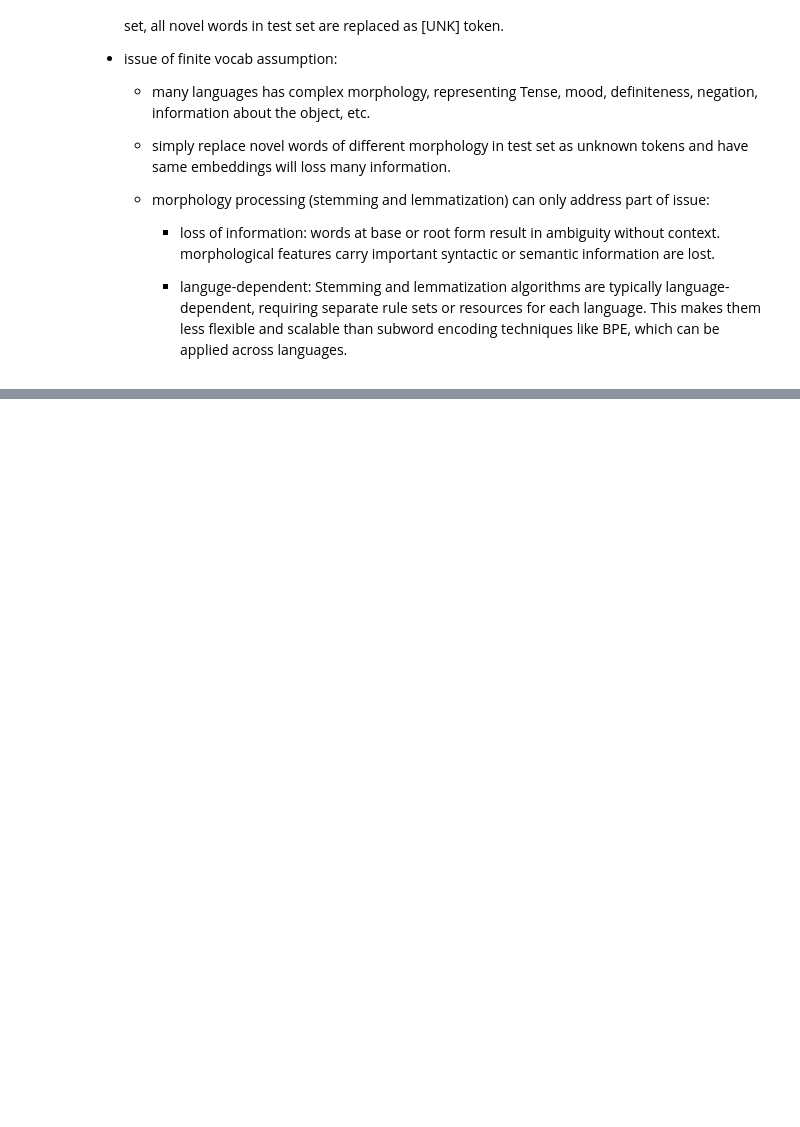
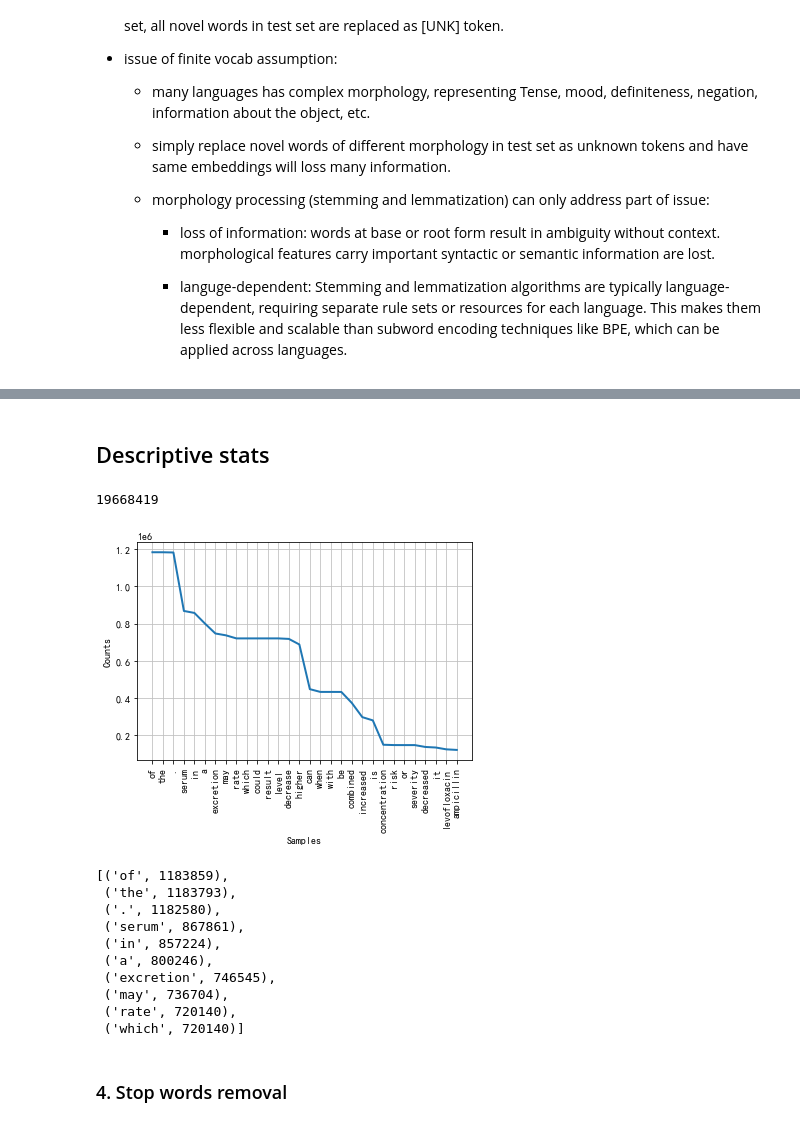
Before and after one commit to Flora-love-cat/CPSC557_NLP, a Jupyter notebook: notes/6textPreprocessing.ipynb, the cells around one changed output, grey strips where cells are left out. Cells and saved outputs as stored; diff of their text form; code cells hidden in the pictures; blank space fills up the shorter version.

```diff
--- a/notes/6textPreprocessing.ipynb
+++ b/notes/6textPreprocessing.ipynb
@@ -101,0 +183,8 @@ To perform sentence boundary recognition, various features can be used, includin
+# %%
+#print(Edata.loc[Edata['sepsis']==True])
+text = Edata['ab_interactions']
+
+print (text[20]) # print 'ab_interactions' column of 20th doc
+
+# Exactly how many documents are there?
+len(text) # the same as number of rows
@@ -101,0 +217,12 @@ To perform sentence boundary recognition, various features can be used, includin
+# %%
+# extract first document from the list of documents 'text'
+doc = text[1]
+# split the document into a list of sentences
+sents = nltk.sent_tokenize(doc)
+print ('There are {} sentences in this document '.format(len(sents)))
+print(type(sents))
+
+# Print sentences each on a line
+for i, s in enumerate(sents):
+    print ("sentence %d: " % i, s)
+    break
@@ -101,0 +288,37 @@ To perform sentence boundary recognition, various features can be used, includin
+# %% [markdown]
+## Descriptive stats
+# %%
+# tokenize all the docs
+tokens_of_Documents = [nltk.word_tokenize(doc) for doc in text]
+
+# combine all the tokens in all documents into a list of tokens
+tokens_all = list(itertools.chain.from_iterable(tokens_of_Documents))
+
+print (len(tokens_all)) # totally 19668419 tokens in all documents
+
+# lowercase and convert list of tokens to nltk text object
+final_tokens = nltk.Text(t.lower() for t in tokens_all)
+# %% [output]
+19668419
+# %%
+# frequency distribution of tokens
+fdist = FreqDist(final_tokens)
+#  x-axis is the words , y-axis is the frequcny
+# show the top 30 words only
+fdist.plot(30)
+#  most 10 frequent tokens: format (token, frequency)
+fdist.most_common(10)
+# %% [output]
+[figure, added]
+[('of', 1183859),
+ ('the', 1183793),
+ ('.', 1182580),
+ ('serum', 867861),
+ ('in', 857224),
+ ('a', 800246),
+ ('excretion', 746545),
+ ('may', 736704),
+ ('rate', 720140),
+ ('which', 720140)]
+# %% [markdown]
+### 4. Stop words removal
```
Also changed, not shown: parts of 55 cells of this notebook, 4 other files.
